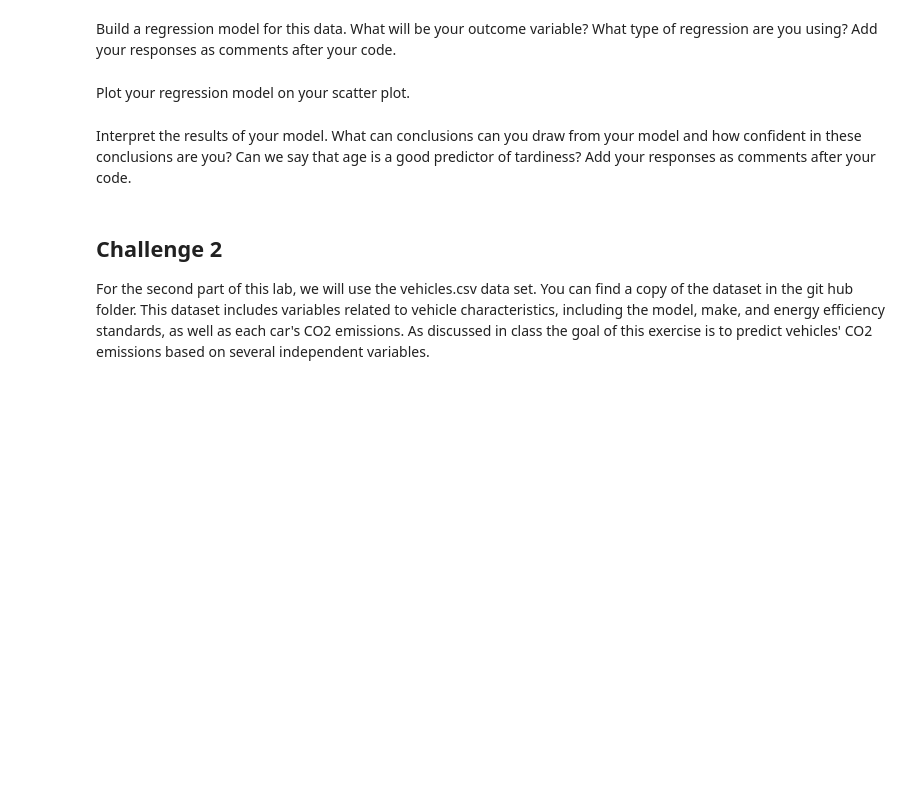
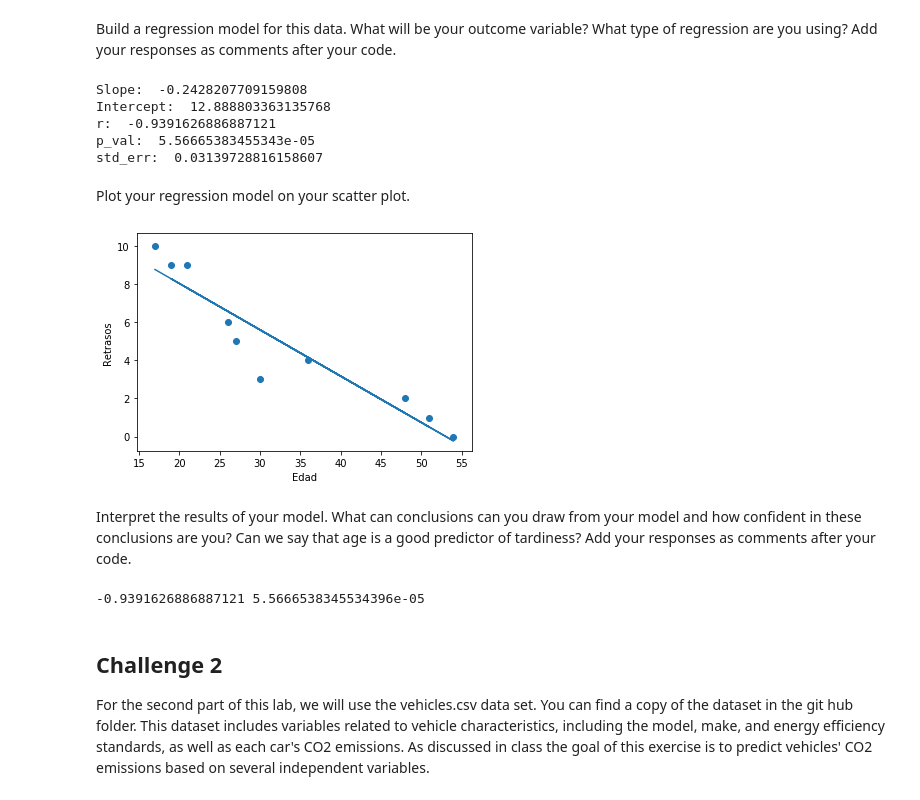
Before and after one commit to ta-datapt-bcn/lab-regression-analysis, a Jupyter notebook: your-code.ipynb, the cells around one changed output. Drawn from its saved outputs; the diff is of its cells as text; code cells hidden in the pictures; blank space fills up the shorter version.

```diff
--- a/your-code.ipynb
+++ b/your-code.ipynb
@@ -49,2 +89,18 @@ Build a regression model for this data. What will be your outcome variable? What
+# %%
+# Your response here.
+
+slope, intercept, r_value, p_value, std_err = stats.linregress(student_data['X'],student_data['Y'])
+
+print('Slope: ',slope)
+print('Intercept: ',intercept)
+print('r: ', r_value)
+print('p_val: ', p_value)
+print('std_err: ', std_err)
+# %% [output]
+Slope:  -0.2428207709159808
+Intercept:  12.888803363135768
+r:  -0.9391626886887121
+p_val:  5.56665383455343e-05
+std_err:  0.03139728816158607
 # %% [markdown]
 Plot your regression model on your scatter plot.
@@ -53,2 +107,18 @@ Plot your regression model on your scatter plot.
+# %%
+# Your code here.
+
+x = student_data['X']
+y = intercept + slope * X
+
+plt.plot(x, y)
+
+plt.scatter(student_data['X'], student_data['Y'])
+
+plt.xlabel('Edad')
+plt.ylabel('Retrasos')
+
+plt.show()
+# %% [output]
+[figure, added]
 # %% [markdown]
 Interpret the results of your model. What can conclusions can you draw from your model and how confident in these conclusions are you? Can we say that age is a good predictor of tardiness? Add your responses as comments after your code.
@@ -56,0 +125,5 @@ Interpret the results of your model. What can conclusions can you draw from your
+# %%
+r, p = stats.pearsonr(student_data['X'],student_data['Y'])
+print(r, p)
+# %% [output]
+-0.9391626886887121 5.5666538345534396e-05
```
Also changed, not shown: parts of 21 cells of this notebook.
